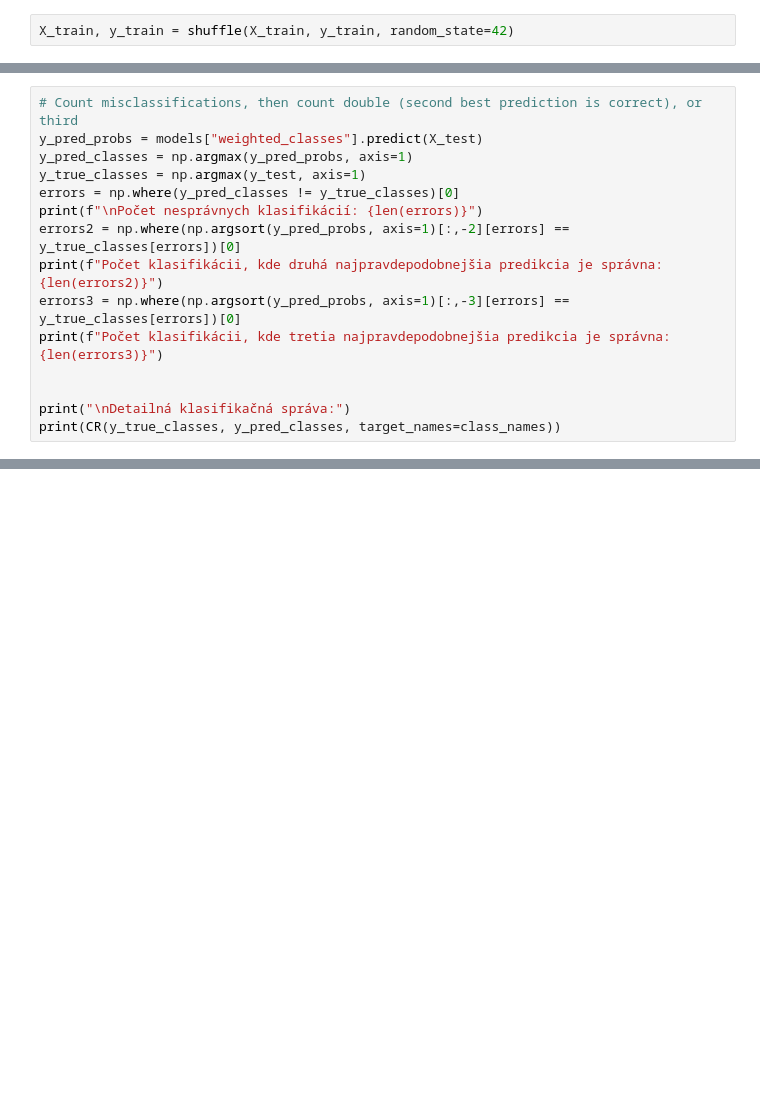
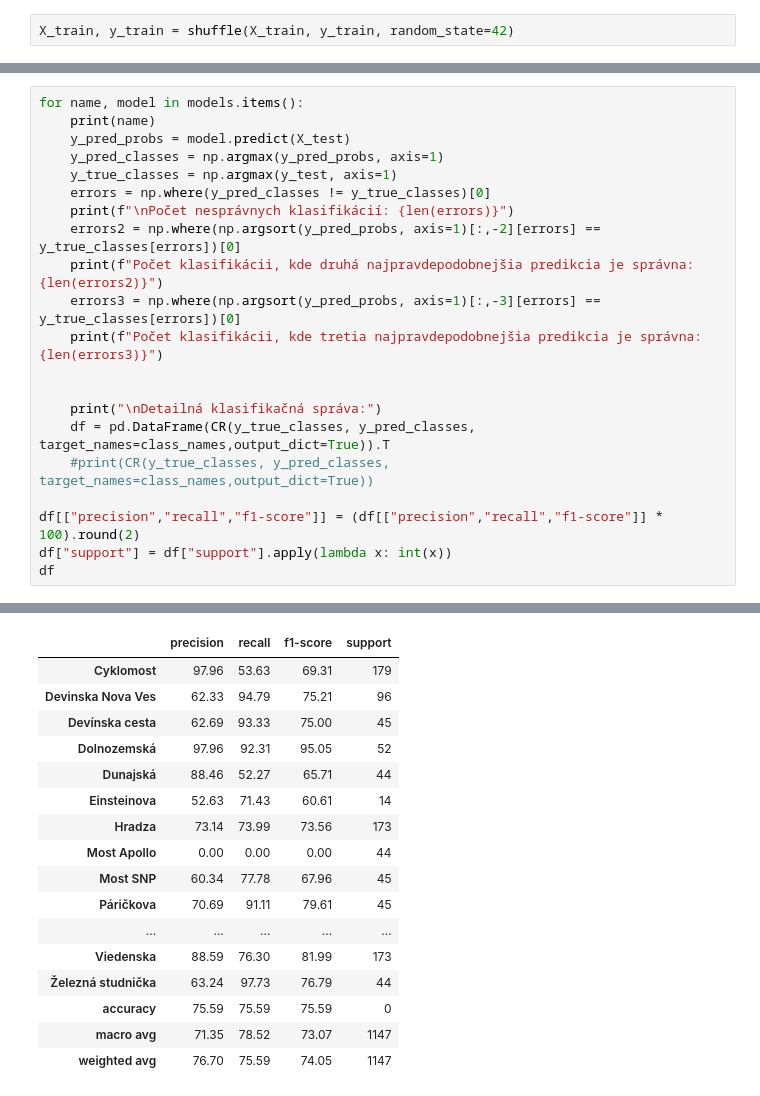
Before and after one commit to sugy-w/PRIDAV-JPD, a Jupyter notebook: Routes Classifier/neural_network.ipynb, the cells around one changed output, grey strips where cells are left out. Cells and saved outputs as stored; diff of their text form; blank space fills up the shorter version.

```diff
--- a/Routes Classifier/neural_network.ipynb
+++ b/Routes Classifier/neural_network.ipynb
@@ -215,16 +220,22 @@ Matica zámien pre model: weighted_classes
 # %%
-# Count misclassifications, then count double (second best prediction is correct), or third
-y_pred_probs = models["weighted_classes"].predict(X_test)
-y_pred_classes = np.argmax(y_pred_probs, axis=1)
-y_true_classes = np.argmax(y_test, axis=1)
-errors = np.where(y_pred_classes != y_true_classes)[0]
-print(f"\nPočet nesprávnych klasifikácií: {len(errors)}")
-errors2 = np.where(np.argsort(y_pred_probs, axis=1)[:,-2][errors] == y_true_classes[errors])[0]
-print(f"Počet klasifikácii, kde druhá najpravdepodobnejšia predikcia je správna: {len(errors2)}")
-errors3 = np.where(np.argsort(y_pred_probs, axis=1)[:,-3][errors] == y_true_classes[errors])[0]
-print(f"Počet klasifikácii, kde tretia najpravdepodobnejšia predikcia je správna: {len(errors3)}")
+for name, model in models.items():
+    print(name)
+    y_pred_probs = model.predict(X_test)
+    y_pred_classes = np.argmax(y_pred_probs, axis=1)
+    y_true_classes = np.argmax(y_test, axis=1)
+    errors = np.where(y_pred_classes != y_true_classes)[0]
+    print(f"\nPočet nesprávnych klasifikácií: {len(errors)}")
+    errors2 = np.where(np.argsort(y_pred_probs, axis=1)[:,-2][errors] == y_true_classes[errors])[0]
+    print(f"Počet klasifikácii, kde druhá najpravdepodobnejšia predikcia je správna: {len(errors2)}")
+    errors3 = np.where(np.argsort(y_pred_probs, axis=1)[:,-3][errors] == y_true_classes[errors])[0]
+    print(f"Počet klasifikácii, kde tretia najpravdepodobnejšia predikcia je správna: {len(errors3)}")
 
 
-print("\nDetailná klasifikačná správa:")
-print(CR(y_true_classes, y_pred_classes, target_names=class_names))
+    print("\nDetailná klasifikačná správa:")
+    df = pd.DataFrame(CR(y_true_classes, y_pred_classes, target_names=class_names,output_dict=True)).T
+    #print(CR(y_true_classes, y_pred_classes, target_names=class_names,output_dict=True))
+
+df[["precision","recall","f1-score"]] = (df[["precision","recall","f1-score"]] * 100).round(2)
+df["support"] = df["support"].apply(lambda x: int(x))
+df
 # %% [output]
@@ -247,0 +258,17 @@ Devinska Nova Ves       0.67      0.95      0.79        96
+|  | precision | recall | f1-score | support |
+| Cyklomost | 97.96 | 53.63 | 69.31 | 179 |
+| Devinska Nova Ves | 62.33 | 94.79 | 75.21 | 96 |
+| Devínska cesta | 62.69 | 93.33 | 75.00 | 45 |
+| Dolnozemská | 97.96 | 92.31 | 95.05 | 52 |
+| Dunajská | 88.46 | 52.27 | 65.71 | 44 |
+| Einsteinova | 52.63 | 71.43 | 60.61 | 14 |
+| Hradza | 73.14 | 73.99 | 73.56 | 173 |
+| Most Apollo | 0.00 | 0.00 | 0.00 | 44 |
+| Most SNP | 60.34 | 77.78 | 67.96 | 45 |
+| Páričkova | 70.69 | 91.11 | 79.61 | 45 |
+| ... | ... | ... | ... | ... |
+| Viedenska | 88.59 | 76.30 | 81.99 | 173 |
+| Železná studnička | 63.24 | 97.73 | 76.79 | 44 |
+| accuracy | 75.59 | 75.59 | 75.59 | 0 |
+| macro avg | 71.35 | 78.52 | 73.07 | 1147 |
+| weighted avg | 76.70 | 75.59 | 74.05 | 1147 |
```
Also changed, not shown: parts of 12 cells of this notebook, 3 other files.
